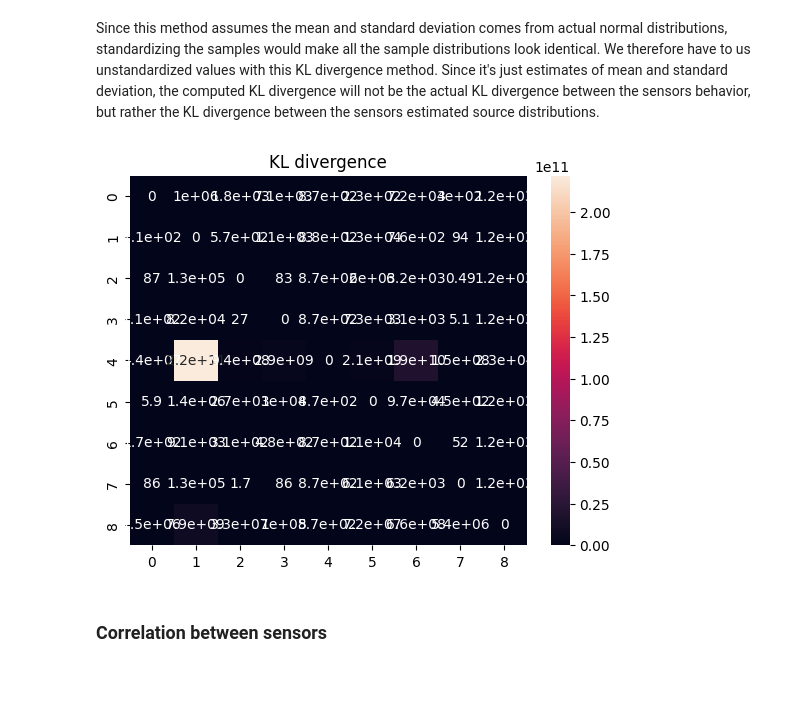
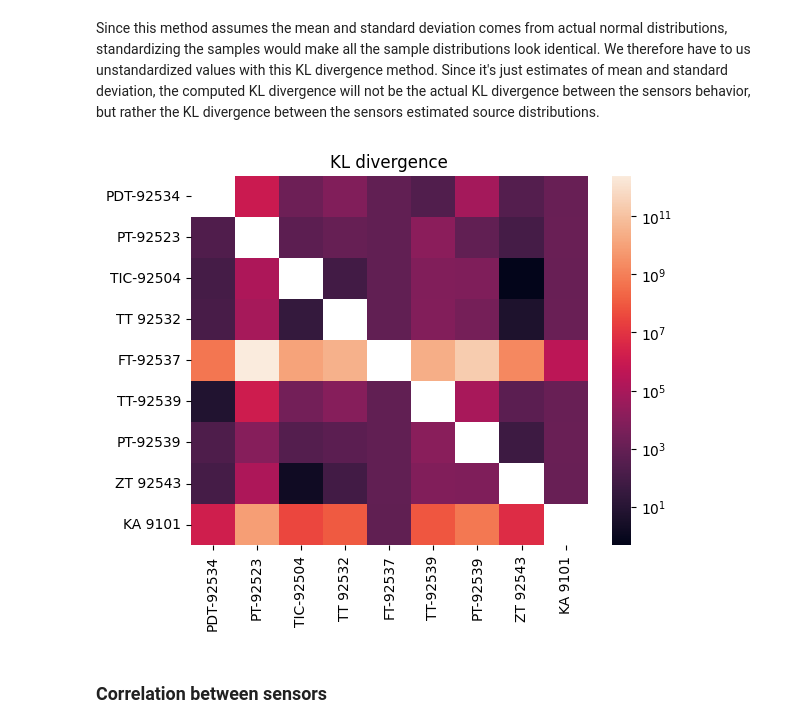
Before and after one commit to fredrikSveen/time_series_gan_project, a Jupyter notebook: data_exploration.ipynb, the cells around one changed output. Saved outputs shown, nothing was run; the diff lists cells and outputs as text; code cells hidden in the pictures; blank space fills up the shorter version.

```diff
--- a/data_exploration.ipynb
+++ b/data_exploration.ipynb
@@ -14,7 +15,7 @@ sensors = {
     'PT-92523':8877482139815959,
     'TIC-92504':7012228881452176,
     'TT 92532':8152209984966682,
-    'FT-92537':3278479880462408,
+    'FT-92537':7638223843994790,
     'TT-92539':643849686863640,
     'PT-92539':1890487216163163,
     'ZT 92543':4146236330407219,
@@ -25,26 +26,20 @@ sensors = {
 dfs_dict = {}
 
 startdate = datetime(2018, 11, 5, tzinfo=timezone.utc)
-enddate = datetime(2018, 11, 15, tzinfo=timezone.utc)
-today = datetime.today()
+enddate = datetime(2018, 11, 14, tzinfo=timezone.utc)
 # %%
-
-print("Sensor name".ljust(15) + "Frame length".ljust(15) + "First period length [s]".ljust(25) + "First timestamp".ljust(15))
 
 # Extract dataframes from Cognite OID and store them in the dfs_dict dictionary
 for k, v in sensors.items():
     res = c.time_series.data.retrieve_dataframe(id=v,
                                                 start=startdate,
                                                 end=enddate,
-                                                column_names='id',
-                                                aggregates=["average"],
-                                                granularity="30s",)
-    # Need to find a way to grab the unit of the time-series
+                                                column_names='id')
+    # res.index = res.index.strftime("%d/%m/%Y, %H:%M:%S")
     dfs_dict[k] = res
-    sr = (res.index[1] - res.index[0]).total_seconds()
-    # print(f'{k}\'s shape: {res.shape} and sampling frequency: {sr} second(s)')
-    print(str(k).ljust(15) + str(res.shape).ljust(15) + str(sr).ljust(25) + str(res.index[0]).ljust(15))
+    print(f'Sensor {k} imported')
 
+# Functions to plot one or all sensors
 # plot_sensor_data('PDT-92534', dfs_dict)
-plot_all_nine_sensors(dfs_dict)
+# plot_all_nine_sensors(dfs_dict)
 # %% [output]
@@ -84,0 +109,11 @@ KA 9101     30.0           30.0           30.0           30.182358
+# %%
+# Extract dataframes from Cognite OID and store them in the dfs_dict dictionary
+for k, v in sensors.items():
+    res = c.time_series.data.retrieve_dataframe(id=v,
+                                                start=startdate,
+                                                end=enddate,
+                                                column_names='id',
+                                                aggregates=["average"],
+                                                granularity="30s",)
+    dfs_dict[k] = res
+    print(f'Sensor {k} imported')
@@ -183,9 +229,9 @@ Using mean and std directly: KL=0.125
 Since this method assumes the mean and standard deviation comes from actual normal distributions, standardizing the samples would make all the sample distributions look identical. We therefore have to us unstandardized values with this KL divergence method. Since it's just estimates of mean and standard deviation, the computed KL divergence will not be the actual KL divergence between the sensors behavior, but rather the KL divergence between the sensors estimated source distributions.
 # %%
 KL2 = kl_dfs(dfs_dict)
-plot_kl(KL2)
+plot_kl(KL2, norm='log', axis_labels=dfs_dict.keys())
 # %% [output]
-[figure, old version]
+[figure, new version]
 # %% [markdown]
 ### Correlation between sensors
 # %%
```
Also changed, not shown: parts of 17 cells of this notebook, 3 other files.
